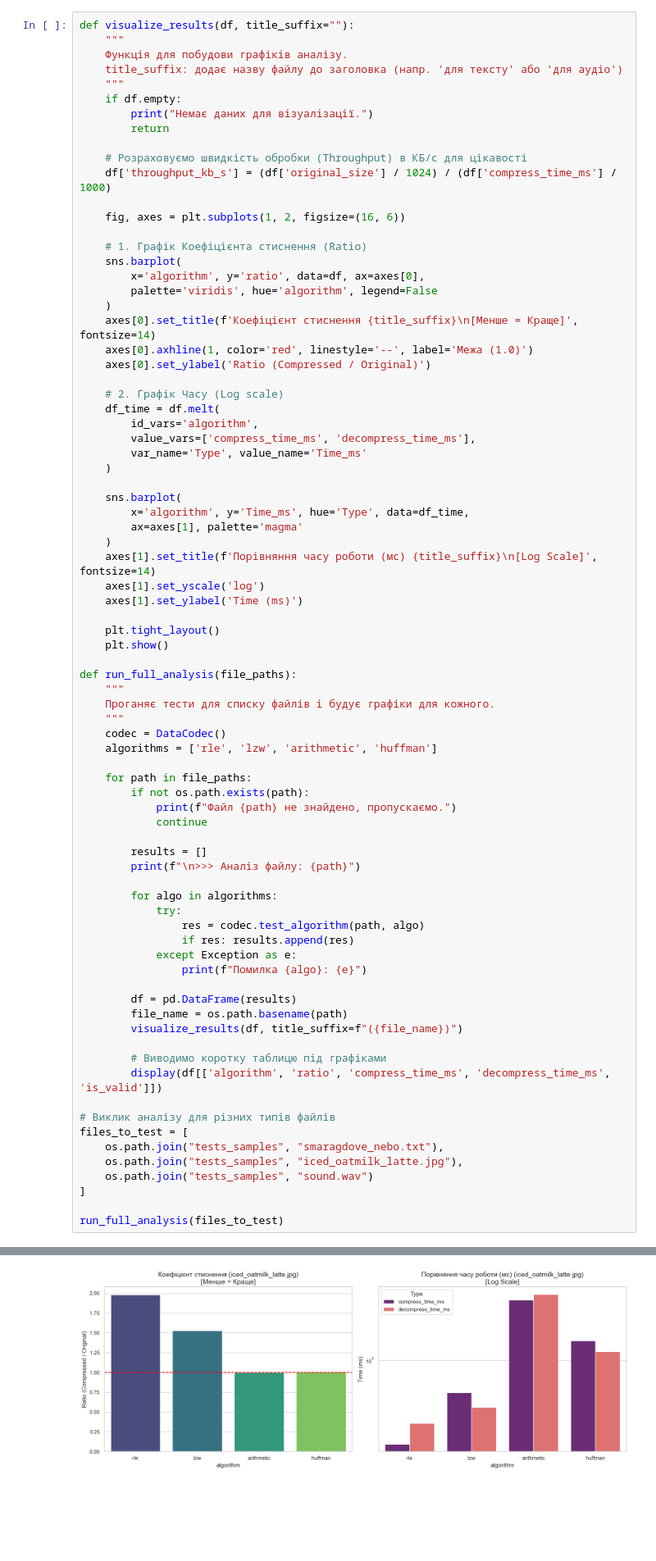
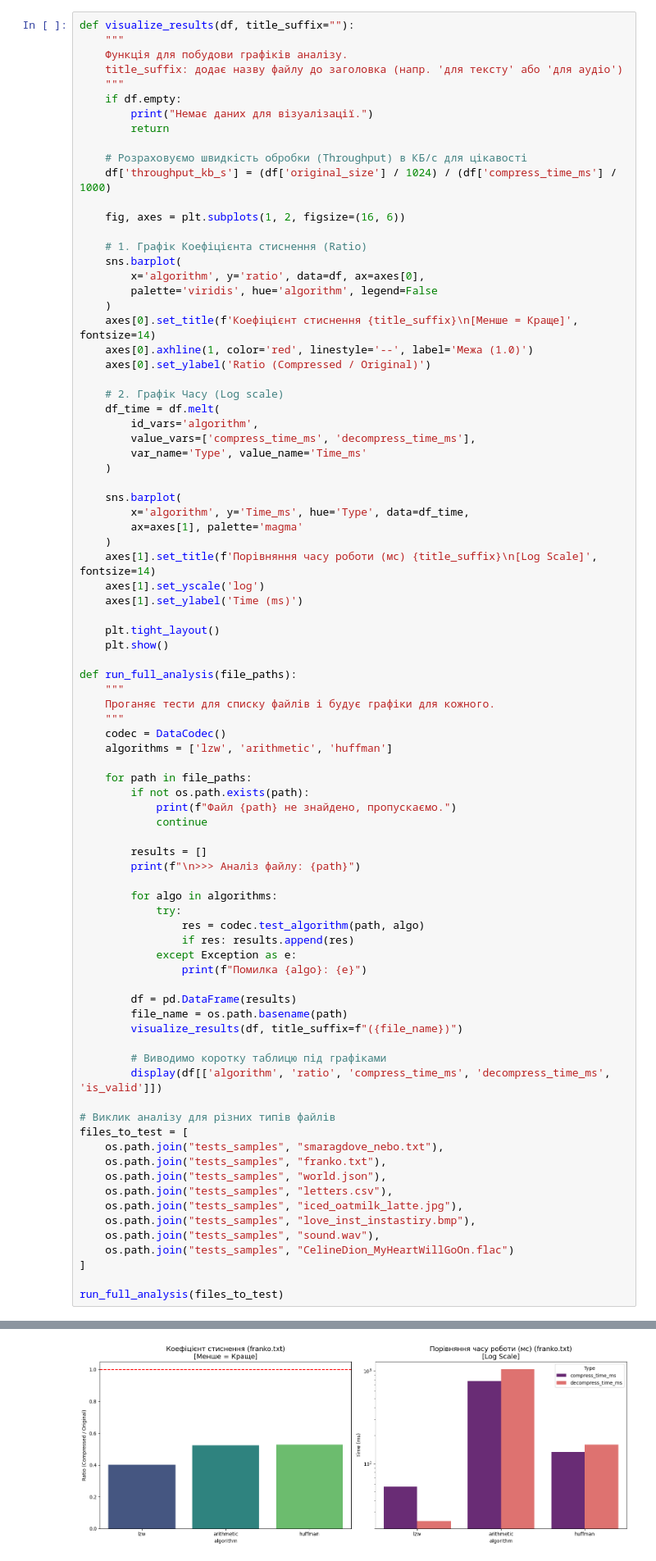
Before and after one commit to yuliiayakymiv/Discrete_math_lab_2sem, a Jupyter notebook: analysis.ipynb, the cells around one changed output, grey strips where cells are left out. Shown at 82% size. Cells and saved outputs as stored; diff of their text form; blank space fills up the shorter version.

```diff
--- a/analysis.ipynb
+++ b/analysis.ipynb
@@ -51,7 +51,7 @@ def run_full_analysis(file_paths):
     Проганяє тести для списку файлів і будує графіки для кожного.
     """
     codec = DataCodec()
-    algorithms = ['rle', 'lzw', 'arithmetic', 'huffman']
+    algorithms = ['lzw', 'arithmetic', 'huffman']
 
     for path in file_paths:
         if not os.path.exists(path):
@@ -78,8 +78,13 @@ def run_full_analysis(file_paths):
 # Виклик аналізу для різних типів файлів
 files_to_test = [
     os.path.join("tests_samples", "smaragdove_nebo.txt"),
+    os.path.join("tests_samples", "franko.txt"),
+    os.path.join("tests_samples", "world.json"),
+    os.path.join("tests_samples", "letters.csv"),
     os.path.join("tests_samples", "iced_oatmilk_latte.jpg"),
-    os.path.join("tests_samples", "sound.wav")
+    os.path.join("tests_samples", "love_inst_instastiry.bmp"),
+    os.path.join("tests_samples", "sound.wav"),
+    os.path.join("tests_samples", "CelineDion_MyHeartWillGoOn.flac")
 ]
 
 run_full_analysis(files_to_test)
@@ -127,2 +131,2 @@ RESULTS:
-[figure, old version]
+[figure, new version]
 |  | algorithm | ratio | compress_time_ms | decompress_time_ms | is_valid |
```
Also changed, not shown: parts of 1 cell of this notebook, 1 other file.
